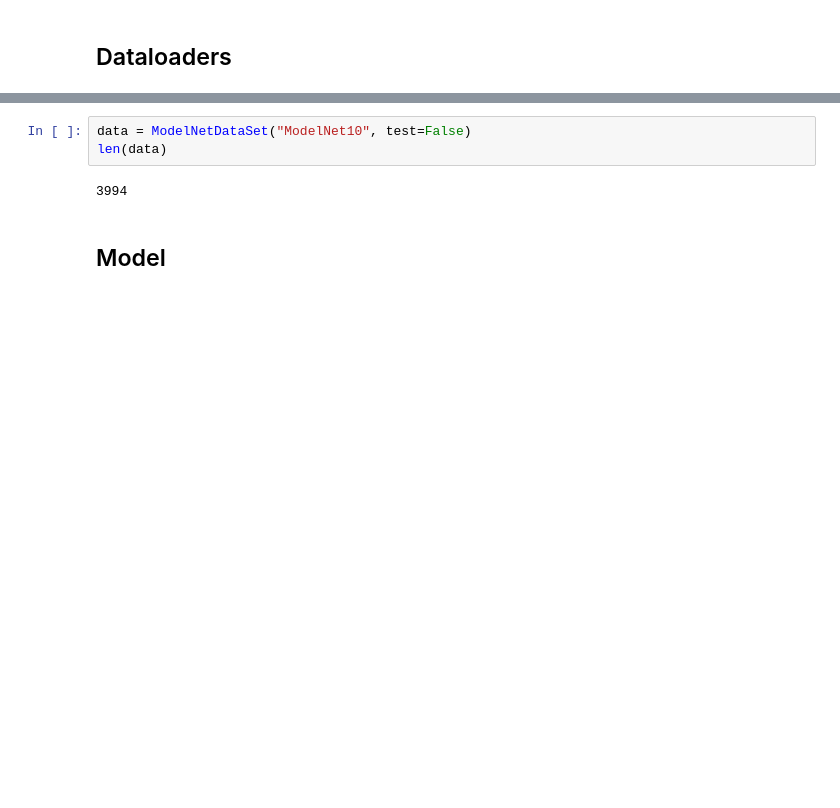
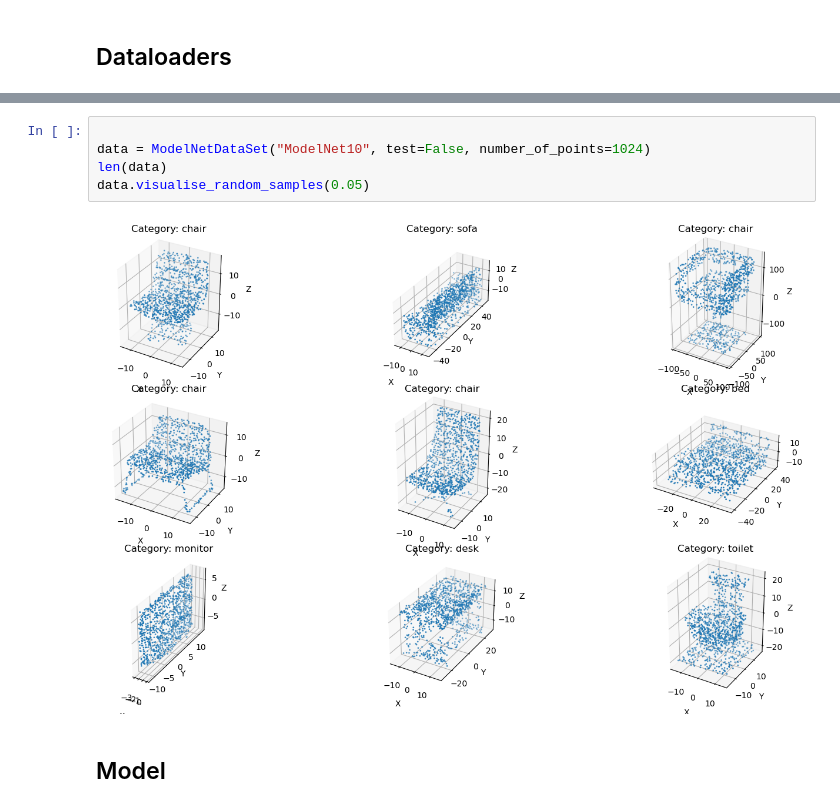
Before and after one commit to chrisvail/3D_ML, a Jupyter notebook: PointNet.ipynb, the cells around one changed output, grey strips where cells are left out. Saved outputs shown, nothing was run; the diff lists cells and outputs as text; blank space fills up the shorter version.

```diff
--- a/PointNet.ipynb
+++ b/PointNet.ipynb
@@ -57,8 +106,10 @@ class ModelNetDataSet(Dataset):
 # %%
-data = ModelNetDataSet("ModelNet10", test=False)
+
+data = ModelNetDataSet("ModelNet10", test=False, number_of_points=1024)
 len(data)
+data.visualise_random_samples(0.05)
 # %% [output]
-3994
+[figure, added]
 # %% [markdown]
 ## Model
 # %%
```
Also changed, not shown: parts of 14 cells of this notebook, 8 other files.
